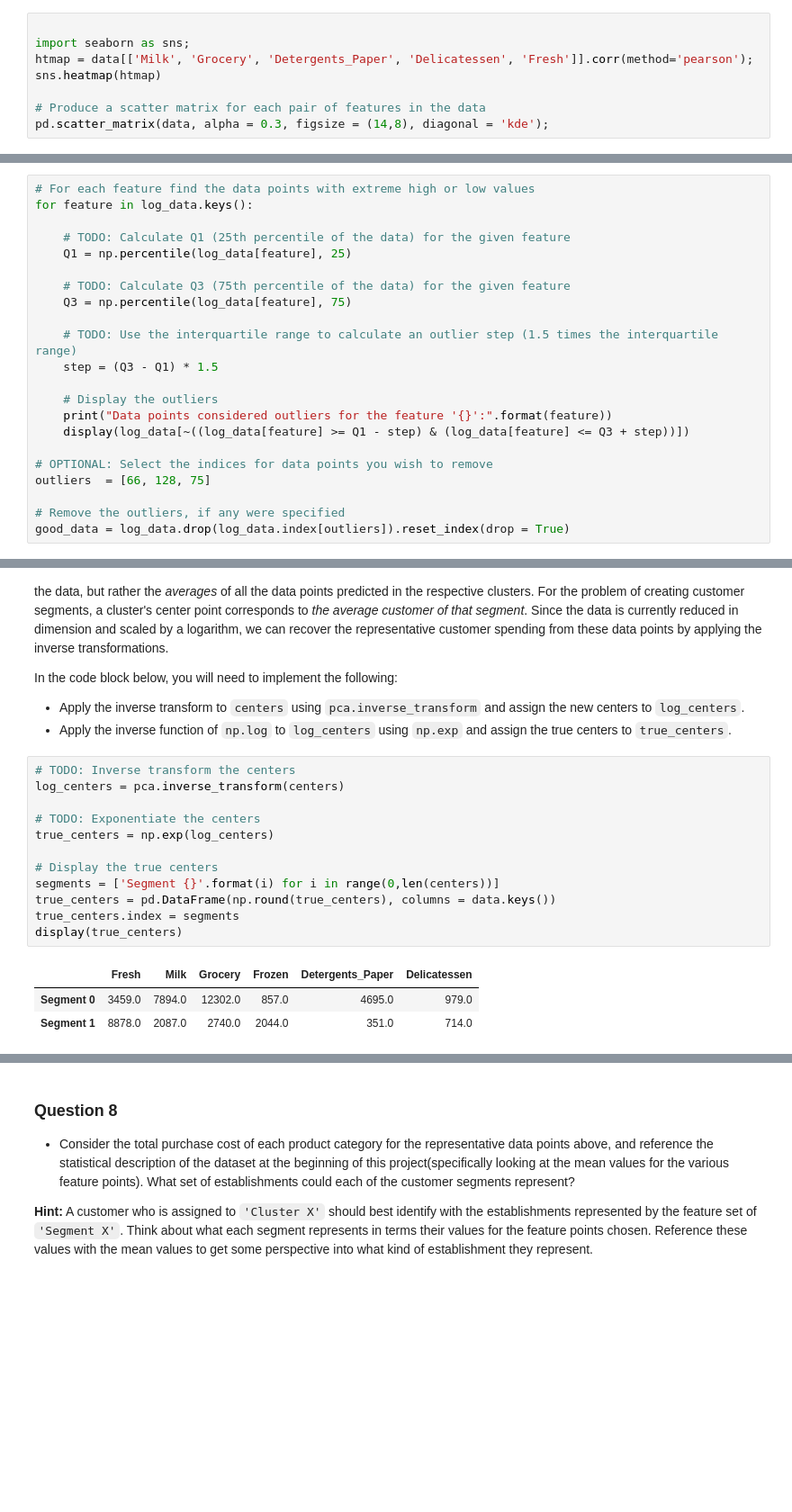
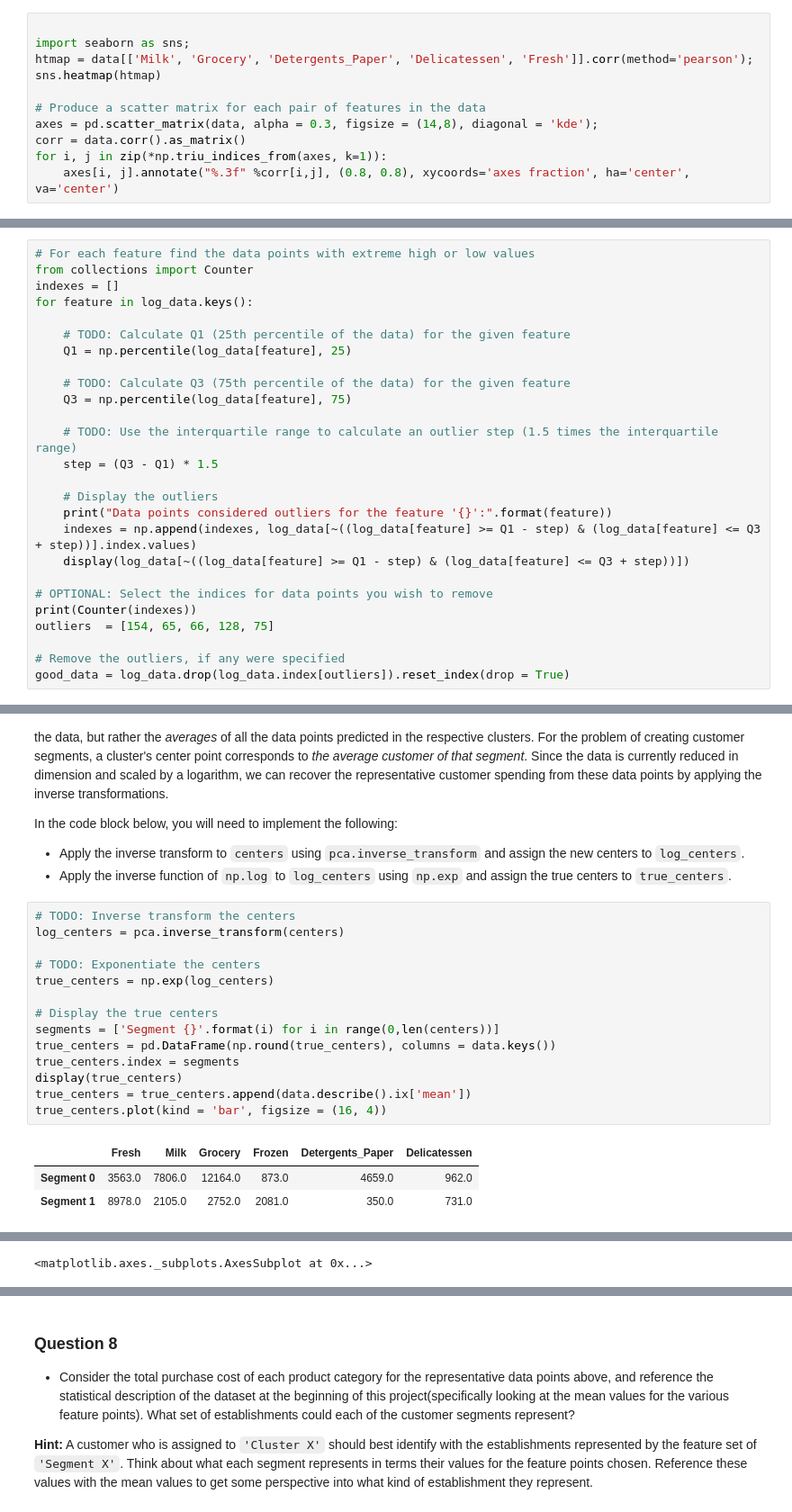
Before and after one commit to DreamSkyMXDan/machine-learning, a Jupyter notebook: projects/customer_segments/customer_segments.ipynb, the cells around one changed output, grey strips where cells are left out. Shown at 90% size. Drawn from its saved outputs; the diff is of its cells as text; blank space fills up the shorter version.

```diff
--- a/projects/customer_segments/customer_segments.ipynb
+++ b/projects/customer_segments/customer_segments.ipynb
@@ -140,6 +150,9 @@ htmap = data[['Milk', 'Grocery', 'Detergents_Paper', 'Delicatessen', 'Fresh']].c
 sns.heatmap(htmap)
 
 # Produce a scatter matrix for each pair of features in the data
-pd.scatter_matrix(data, alpha = 0.3, figsize = (14,8), diagonal = 'kde');
+axes = pd.scatter_matrix(data, alpha = 0.3, figsize = (14,8), diagonal = 'kde');
+corr = data.corr().as_matrix()
+for i, j in zip(*np.triu_indices_from(axes, k=1)):
+    axes[i, j].annotate("%.3f" %corr[i,j], (0.8, 0.8), xycoords='axes fraction', ha='center', va='center')
 # %% [output]
 [figure]
@@ -202,6 +215,8 @@ In the code block below, you will need to implement the following:
 Once you have performed this implementation, the dataset will be stored in the variable `good_data`.
 # %%
 # For each feature find the data points with extreme high or low values
+from collections import Counter
+indexes = []
 for feature in log_data.keys():
 
     # TODO: Calculate Q1 (25th percentile of the data) for the given feature
@@ -215,10 +230,12 @@ for feature in log_data.keys():
 
     # Display the outliers
     print("Data points considered outliers for the feature '{}':".format(feature))
+    indexes = np.append(indexes, log_data[~((log_data[feature] >= Q1 - step) & (log_data[feature] <= Q3 + step))].index.values)
     display(log_data[~((log_data[feature] >= Q1 - step) & (log_data[feature] <= Q3 + step))])
 
 # OPTIONAL: Select the indices for data points you wish to remove
-outliers  = [66, 128, 75]
+print(Counter(indexes))
+outliers  = [154, 65, 66, 128, 75]
 
 # Remove the outliers, if any were specified
 good_data = log_data.drop(log_data.index[outliers]).reset_index(drop = True)
@@ -469,16 +487,18 @@ In the code block below, you will need to implement the following:
 # %%
 # TODO: Inverse transform the centers
 log_centers = pca.inverse_transform(centers)
 
 # TODO: Exponentiate the centers
 true_centers = np.exp(log_centers)
 
 # Display the true centers
 segments = ['Segment {}'.format(i) for i in range(0,len(centers))]
 true_centers = pd.DataFrame(np.round(true_centers), columns = data.keys())
 true_centers.index = segments
 display(true_centers)
+true_centers = true_centers.append(data.describe().ix['mean'])
+true_centers.plot(kind = 'bar', figsize = (16, 4))
 # %% [output]
 |  | Fresh | Milk | Grocery | Frozen | Detergents_Paper | Delicatessen |
-| Segment 0 | 3459.0 | 7894.0 | 12302.0 | 857.0 | 4695.0 | 979.0 |
-| Segment 1 | 8878.0 | 2087.0 | 2740.0 | 2044.0 | 351.0 | 714.0 |
+| Segment 0 | 3563.0 | 7806.0 | 12164.0 | 873.0 | 4659.0 | 962.0 |
+| Segment 1 | 8978.0 | 2105.0 | 2752.0 | 2081.0 | 350.0 | 731.0 |
@@ -484,0 +512 @@ display(true_centers)
+<matplotlib.axes._subplots.AxesSubplot at 0x...>
```
Also changed, not shown: parts of 17 cells of this notebook.
